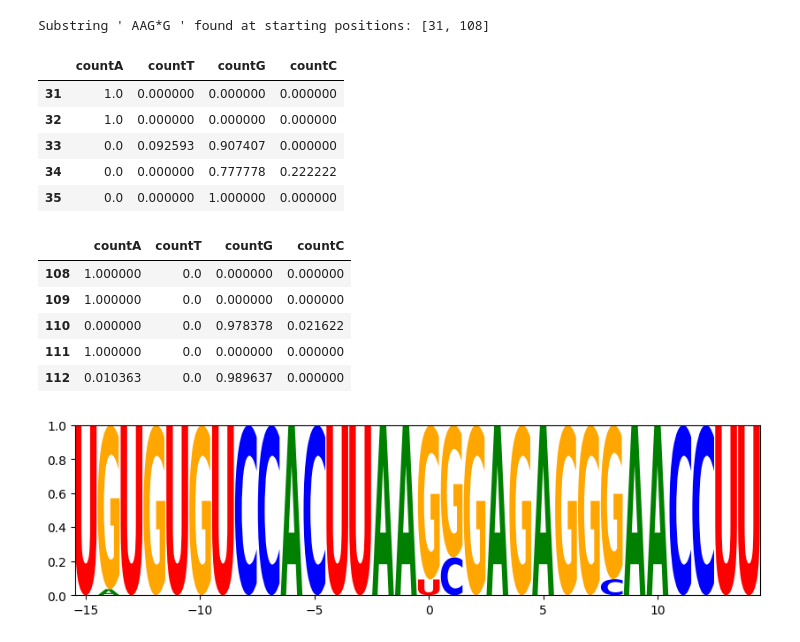
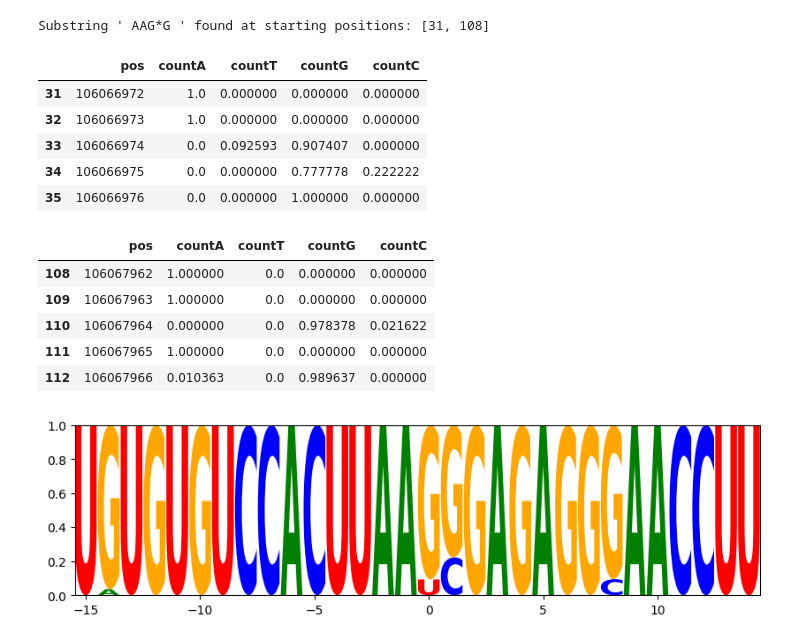
Before and after one commit to WoobeenJeong/miRNA_motif_finding, a Jupyter notebook: Project_006.ipynb, the cells around one changed output. Drawn from its saved outputs; the diff is of its cells as text; code cells hidden in the pictures.

```diff
--- a/Project_006.ipynb
+++ b/Project_006.ipynb
@@ -487,23 +487,23 @@ else:
 # %% [output]
 Substring ' AAG*G ' found at starting positions: [31, 108]
 # %%
-pup.loc[31:35,['countA', 'countT','countG','countC']]
+pup.loc[31:35,['pos','countA', 'countT','countG','countC']]
 # %% [output]
-|  | countA | countT | countG | countC |
-| 31 | 1.0 | 0.000000 | 0.000000 | 0.000000 |
-| 32 | 1.0 | 0.000000 | 0.000000 | 0.000000 |
-| 33 | 0.0 | 0.092593 | 0.907407 | 0.000000 |
-| 34 | 0.0 | 0.000000 | 0.777778 | 0.222222 |
-| 35 | 0.0 | 0.000000 | 1.000000 | 0.000000 |
+|  | pos | countA | countT | countG | countC |
+| 31 | 106066972 | 1.0 | 0.000000 | 0.000000 | 0.000000 |
+| 32 | 106066973 | 1.0 | 0.000000 | 0.000000 | 0.000000 |
+| 33 | 106066974 | 0.0 | 0.092593 | 0.907407 | 0.000000 |
+| 34 | 106066975 | 0.0 | 0.000000 | 0.777778 | 0.222222 |
+| 35 | 106066976 | 0.0 | 0.000000 | 1.000000 | 0.000000 |
 # %%
-pup.loc[108:112,['countA', 'countT','countG','countC']]
+pup.loc[108:112,['pos','countA', 'countT','countG','countC']]
 # %% [output]
-|  | countA | countT | countG | countC |
-| 108 | 1.000000 | 0.0 | 0.000000 | 0.000000 |
-| 109 | 1.000000 | 0.0 | 0.000000 | 0.000000 |
-| 110 | 0.000000 | 0.0 | 0.978378 | 0.021622 |
-| 111 | 1.000000 | 0.0 | 0.000000 | 0.000000 |
-| 112 | 0.010363 | 0.0 | 0.989637 | 0.000000 |
+|  | pos | countA | countT | countG | countC |
+| 108 | 106067962 | 1.000000 | 0.0 | 0.000000 | 0.000000 |
+| 109 | 106067963 | 1.000000 | 0.0 | 0.000000 | 0.000000 |
+| 110 | 106067964 | 0.000000 | 0.0 | 0.978378 | 0.021622 |
+| 111 | 106067965 | 1.000000 | 0.0 | 0.000000 | 0.000000 |
+| 112 | 106067966 | 0.010363 | 0.0 | 0.989637 | 0.000000 |
 # %%
 target = pup.loc[18:47, ['countA', 'countT', 'countG', 'countC']].rename(columns={'countA': 'A', 'countT': 'U', 'countG': 'G', 'countC': 'C'})
 target.insert(0, 'pos', range(-15,15))
```
